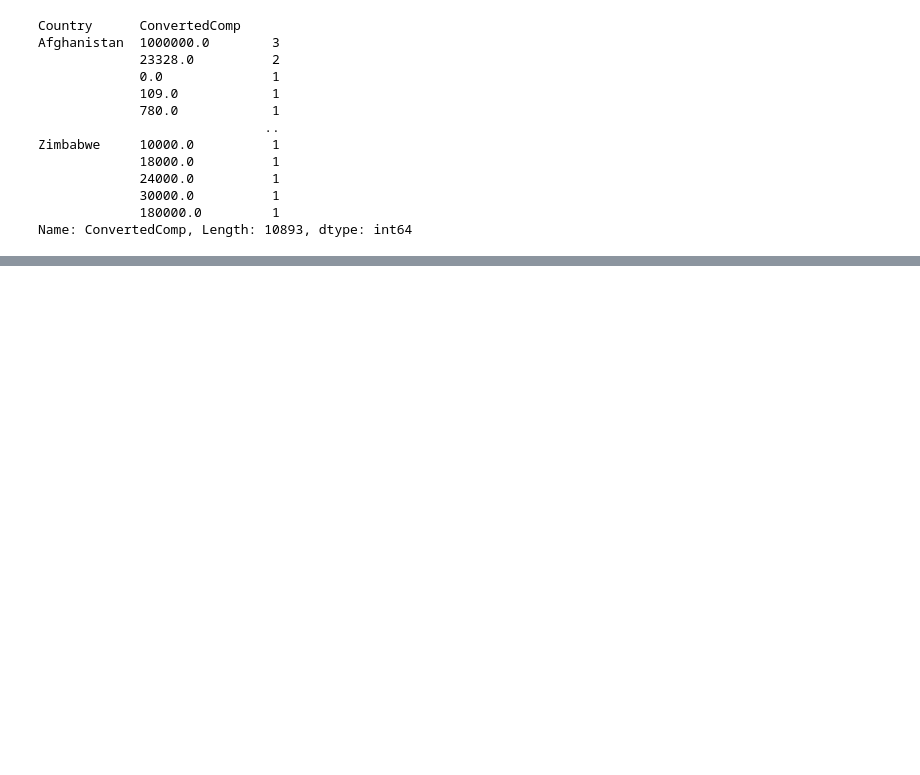
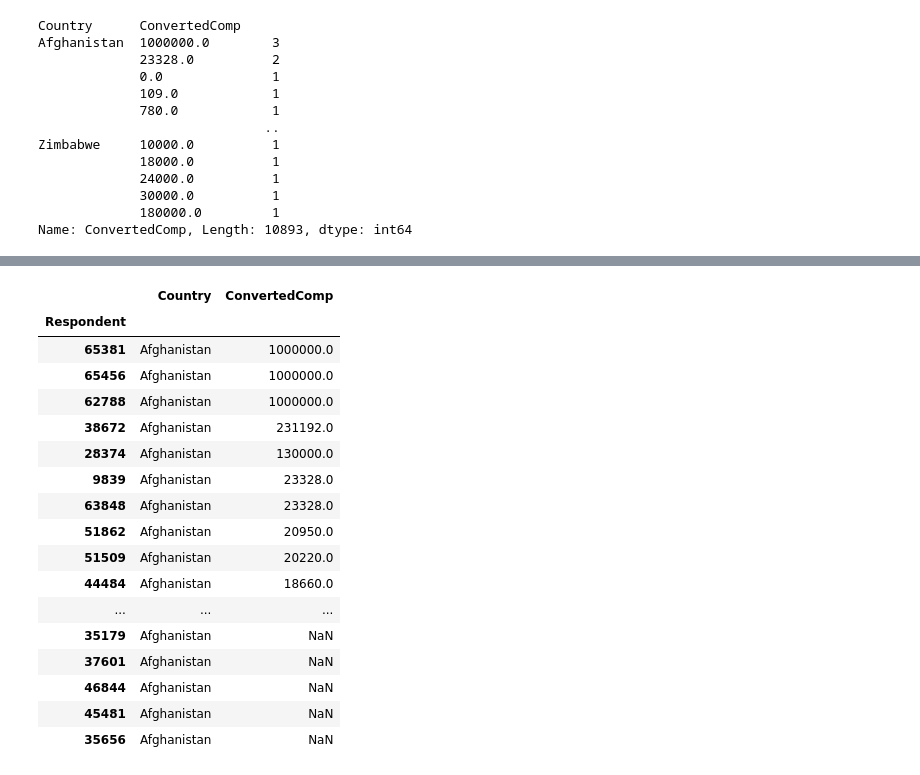
Before and after one commit to tucker517/Python, a Jupyter notebook: Py_Projects/Learning_Modules/Pandas/Pandas_Demo-checkpoint.ipynb, the cells around one changed output, grey strips where cells are left out. Cells and saved outputs as stored; diff of their text form; code cells hidden in the pictures; blank space fills up the shorter version.

```diff
--- a/Py_Projects/Learning_Modules/Pandas/Pandas_Demo-checkpoint.ipynb
+++ b/Py_Projects/Learning_Modules/Pandas/Pandas_Demo-checkpoint.ipynb
@@ -497,0 +529,21 @@ Name: ConvertedComp, Length: 10893, dtype: int64
+# %%
+df[['Country', 'ConvertedComp']].head(50)
+# %% [output]
+|  | Country | ConvertedComp |
+| Respondent |  |  |
+| 65381 | Afghanistan | 1000000.0 |
+| 65456 | Afghanistan | 1000000.0 |
+| 62788 | Afghanistan | 1000000.0 |
+| 38672 | Afghanistan | 231192.0 |
+| 28374 | Afghanistan | 130000.0 |
+| 9839 | Afghanistan | 23328.0 |
+| 63848 | Afghanistan | 23328.0 |
+| 51862 | Afghanistan | 20950.0 |
+| 51509 | Afghanistan | 20220.0 |
+| 44484 | Afghanistan | 18660.0 |
+| ... | ... | ... |
+| 35179 | Afghanistan | NaN |
+| 37601 | Afghanistan | NaN |
+| 46844 | Afghanistan | NaN |
+| 45481 | Afghanistan | NaN |
+| 35656 | Afghanistan | NaN |
```
Also changed, not shown: parts of 16 cells of this notebook, 2 other files.
